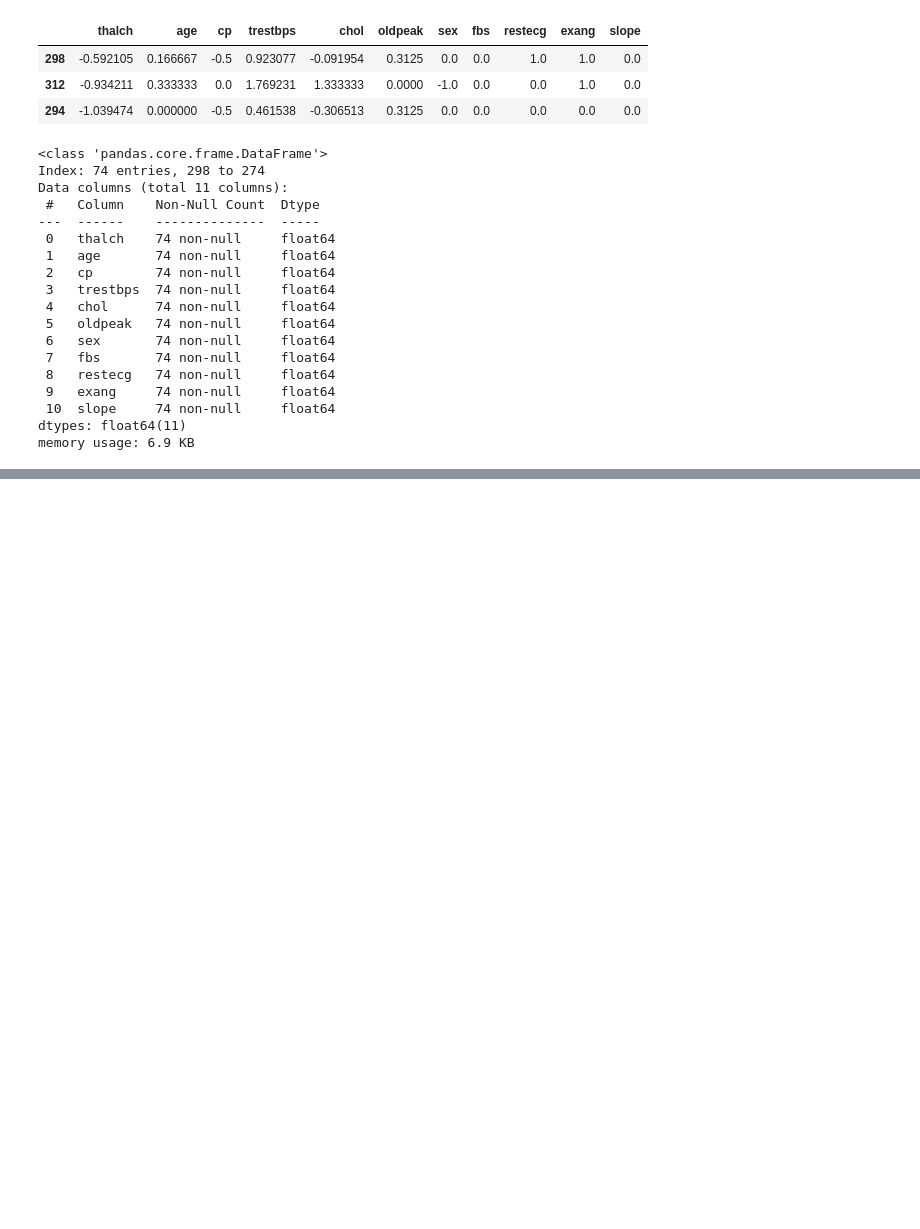
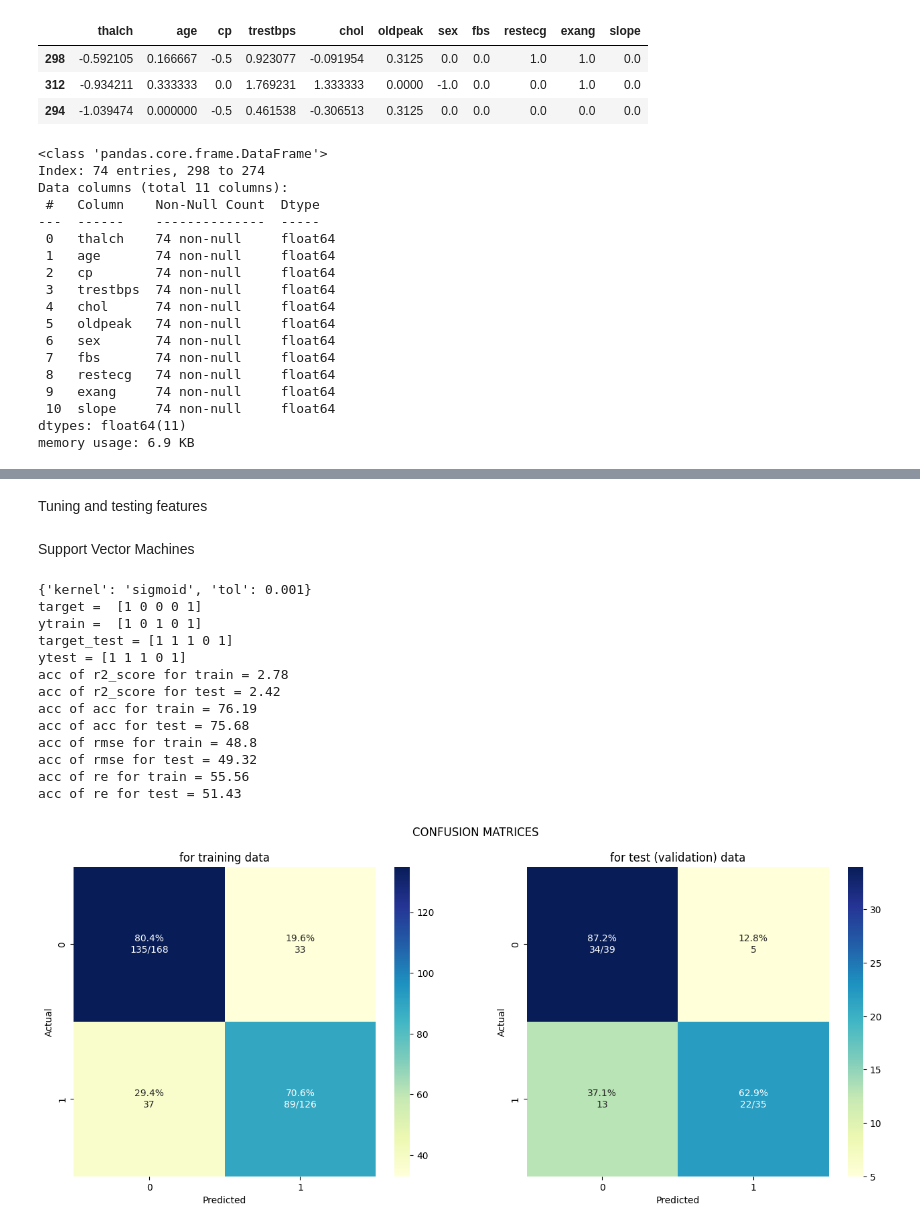
Before and after one commit to okechukwuchude/Heart-disease-prediction, a Jupyter notebook: hearth disease prediction.ipynb, the cells around one changed output, grey strips where cells are left out. Drawn from its saved outputs; the diff is of its cells as text; code cells hidden in the pictures; blank space fills up the shorter version.

```diff
--- a/hearth disease prediction.ipynb
+++ b/hearth disease prediction.ipynb
@@ -459,3 +476,13 @@ Data columns (total 11 columns):
  10  slope     74 non-null     float64
 dtypes: float64(11)
 memory usage: 6.9 KB
+# %%
+metrics_all = {1 : 'r2_score', 2: 'acc', 3 : 'rmse', 4 : 're'}
+metrics_now = [1, 2, 3, 4] # you can only select some numbers of metrics from metrics_all
+# %%
+# list of accuracy of all model - amount of metrics_now * 2 (train & test datasets)
+num_models = 20
+acc_train = []
+acc_test = []
+acc_all = np.empty((len(metrics_now)*2, 0)).tolist()
+acc_all
@@ -461,0 +496,12 @@ memory usage: 6.9 KB
+# %%
+# Splitting train data for model tuning with cross-validation
+from sklearn.model_selection import ShuffleSplit
+cv_train = ShuffleSplit(n_splits=cv_n_split, test_size=test_train_split_part, random_state=random_state)
+# %%
+def acc_d(y_meas, y_pred):
+    # Relative error between predicted y_pred and measured y_meas values
+    return mean_absolute_error(y_meas, y_pred)*len(y_meas)/sum(abs(y_meas))
+
+def acc_rmse(y_meas, y_pred):
+    # RMSE between predicted y_pred and measured y_meas values
+    return (mean_squared_error(y_meas, y_pred))**0.5
@@ -461,0 +631,2 @@ memory usage: 6.9 KB
+# %% [markdown]
+Tuning and testing features
@@ -461,0 +686,27 @@ memory usage: 6.9 KB
+# %% [markdown]
+Support Vector Machines
+# %%
+# Support Vector Machines
+from sklearn.model_selection import GridSearchCV
+svr = SVC()
+svr_CV = GridSearchCV(svr, param_grid={'kernel': ['linear', 'poly', 'rbf', 'sigmoid'],
+                                       'tol': [1e-3]},
+                      cv=cv_train, verbose=False)
+svr_CV.fit(train, target)
+print(svr_CV.best_params_)
+acc_metrics_calc(1,svr_CV,train,test,target,target_test)
+# %% [output]
+{'kernel': 'sigmoid', 'tol': 0.001}
+target =  [1 0 0 0 1]
+ytrain =  [1 0 1 0 1]
+target_test = [1 1 1 0 1]
+ytest = [1 1 1 0 1]
+acc of r2_score for train = 2.78
+acc of r2_score for test = 2.42
+acc of acc for train = 76.19
+acc of acc for test = 75.68
+acc of rmse for train = 48.8
+acc of rmse for test = 49.32
+acc of re for train = 55.56
+acc of re for test = 51.43
+[figure, added]
```
Also changed, not shown: parts of 14 cells of this notebook.
